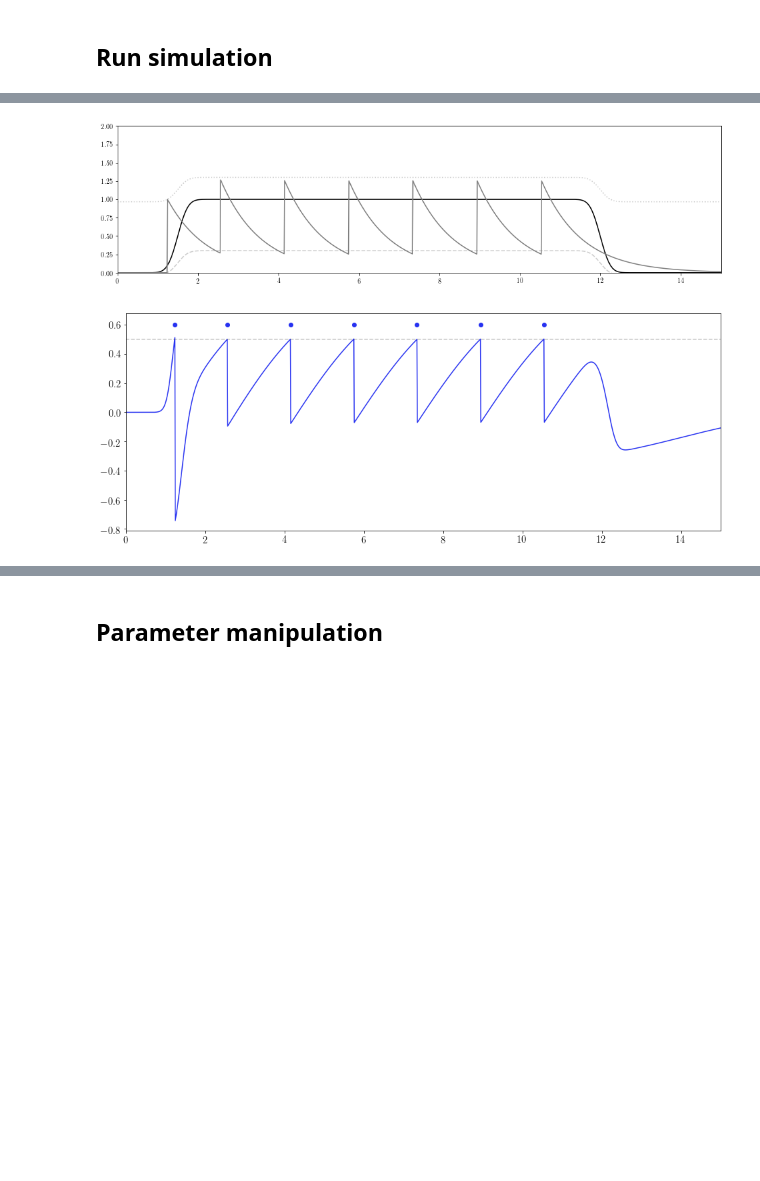
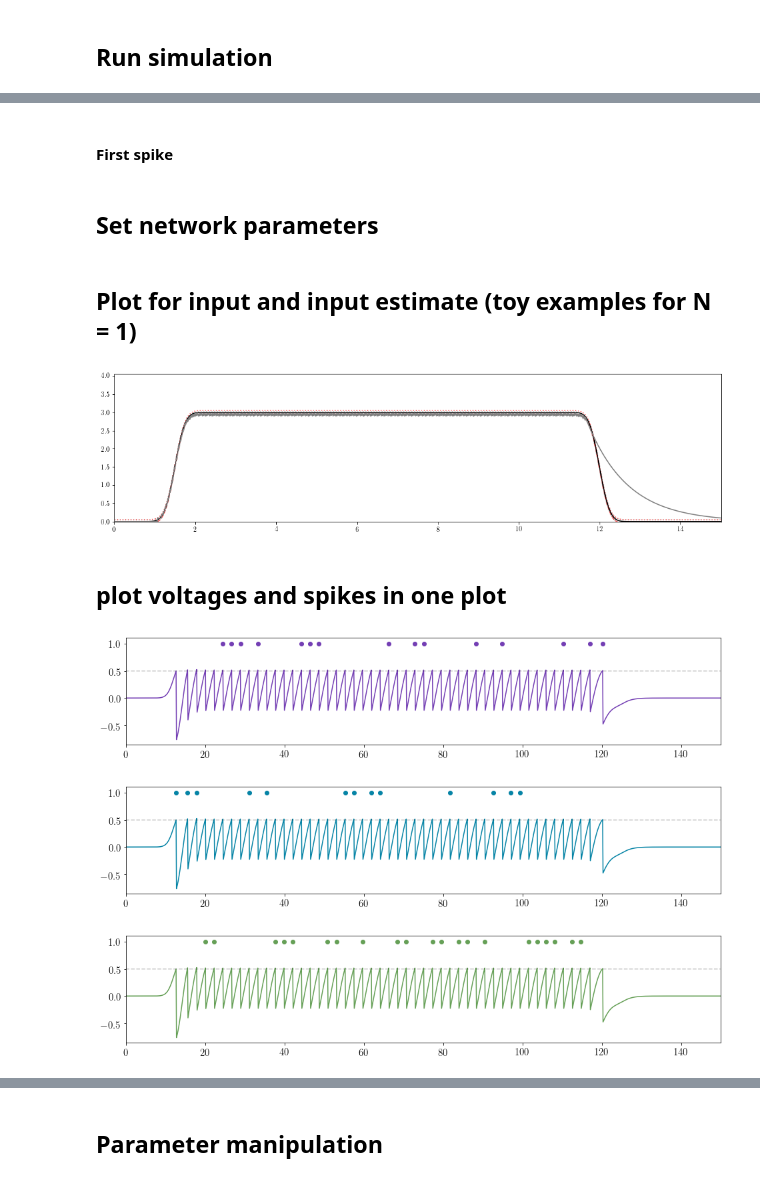
Before and after one commit to ABra1993/LisbonLab, a Jupyter notebook: Conductance/SNN_conductance.ipynb, the cells around one changed output, grey strips where cells are left out. Cells and saved outputs as stored; diff of their text form; code cells hidden in the pictures; blank space fills up the shorter version.

Commit message:
update files and add plots

```diff
--- a/Conductance/SNN_conductance.ipynb
+++ b/Conductance/SNN_conductance.ipynb
@@ -18,7 +19,7 @@ import math
 # %% [markdown]
 Initialize parameters
 # %%
-def initialize_params(N, dt, iterations, weights='homogeneous', gamma=0):
+def initialize_params(N, dt, iterations, homogeneous_weights=True, gamma=0):
     """ Initialize parameters.
 
     Parameters
@@ -59,10 +60,10 @@ def initialize_params(N, dt, iterations, weights='homogeneous', gamma=0):
     o = np.zeros((N, iterations))                        # spike trains
     voltage = np.zeros((N, iterations))                  # voltages
     D = np.ones(N)                                       # ''output kernel''/weights
-    if weights == 'homogeneous':
+    if homogeneous_weights == True:
         D*= gamma
-    elif weights == 'heterogeneous':
-        D = np.random.normal(1/N, 0.5, size=(N))
+    else:
+        D = np.random.normal(1/N, 0.1/N, size=(N))
     T = [(weight ** 2)/2 for weight in D]       # threshold
 
     return (t, x_est, o, voltage, D, T)
@@ -537,0 +730,2 @@ visualize_firing_rate()
+# %% [markdown]
+#### First spike
@@ -537,0 +746,2 @@ visualize_firing_rate()
+# %% [markdown]
+## Set network parameters
@@ -538,3 +845,5 @@ visualize_firing_rate()
+# %% [markdown]
+## Plot for input and input estimate (toy examples for N = 1)
 # %%
 def LM_plot_input(input, bounding_box=True):
     """ Plots input and bounding box.
@@ -548,6 +857,10 @@ def LM_plot_input(input, bounding_box=True):
 
     """
 
+    if N != 1:
+        print("Toy story example for N = 1 only")
+        return None
+
     # initialize input
     inputs = np.zeros((len(I), iterations))
     inputsdt = np.zeros((len(I), iterations- 1))
@@ -558,8 +871,9 @@ def LM_plot_input(input, bounding_box=True):
 
     # computes threshold
     thresh_low = np.zeros((len(I), iterations))
+    TH = D**2 / 2
     for i in range(len(I)):
-        thresh_low[i, :] = [(i - T[0] * i - T[0] * rho )/(T[0] + 1) for i in inputs[i, :]]
+            thresh_low[i, :] = [i * (1 - TH) / (1 + TH) -  rho * TH / (TH + 1) for i in inputs[i, :]]
 
     # initializes plots
     counter = 1
@@ -571,10 +885,12 @@ def LM_plot_input(input, bounding_box=True):
         counter += 1
         pl.plot(t, thresh_low[i, :], '--k', alpha=0.2)
         pl.plot(t, thresh_low[i, :] + D[i], ':k', alpha=0.2)
+        pl.plot(t, inputs[i, :] - D/2, '--r', alpha=0.6)
+        pl.plot(t, inputs[i, :] + D/2, ':r', alpha=0.6)
         pl.plot(t, inputs[i, :], 'k')
         pl.plot(t, x_est, 'gray')
         pl.xlim([0, iterations * dt])
-        pl.ylim(0, 2)
+        pl.ylim(0, max(inputs[i, :]) + D/2 + 1)
         pl.xticks()
         if bounding_box == True:
             pl.fill_between(t, thresh_low[i, :], thresh_low[i, :] + D[0], color='orange', alpha=0.2)
@@ -583,29 +899,33 @@ def LM_plot_input(input, bounding_box=True):
 I = [c_upp]
 LM_plot_input(I, bounding_box=False)
 # %% [output]
-[figure, old version]
+[figure, new version]
+# %% [markdown]
+## plot voltages and spikes in one plot
 # %%
 def LM_plot_voltage():
     """ Plot voltages, spike trains and thresholds per neuron. """
 
     counter = 1
 
-    for i in range(1, N + 1):
+    for i in range(N):
 
         # initialize plots
-        fig= pl.figure(figsize=(16,6))
+        fig= pl.figure(figsize=(16,10))
         pl.subplot(N, 1, counter)
         counter = counter + 1
         pl.xlim([0, iterations * dt])
         pl.xticks()
         pl.tick_params(labelsize=15)
 
         # plot data
-        pl.plot(t, voltage[i - 1], color=color[i - 1][:]/255, label='N%i'%i)
-        pl.plot(t, np.ones(iterations) * T[i - 1], '--k', alpha=0.2)
-        values = zero_to_nan(o[i - 1, :] * 0.006)
-        pl.scatter(t, values, color=color[i - 1][:]/255, label='Neuron %i' %i)
+        pl.plot(t, voltage[i - 1], color=color[i, :], label='N%i'%(i+1))
+        pl.plot(t, np.ones(iterations) * T[i], '--k', alpha=0.2)
+        values = zero_to_nan(o[i - 1, :] * dt)
+        pl.scatter(t, values, color=color[i, :], label='Neuron %i'%(i + 1))
 
 LM_plot_voltage()
 # %% [output]
-[figure, old version]
+[figure, new version]
+[figure, added]
+[figure, added]
```
Also changed, not shown: parts of 43 cells of this notebook, 12 other files.
